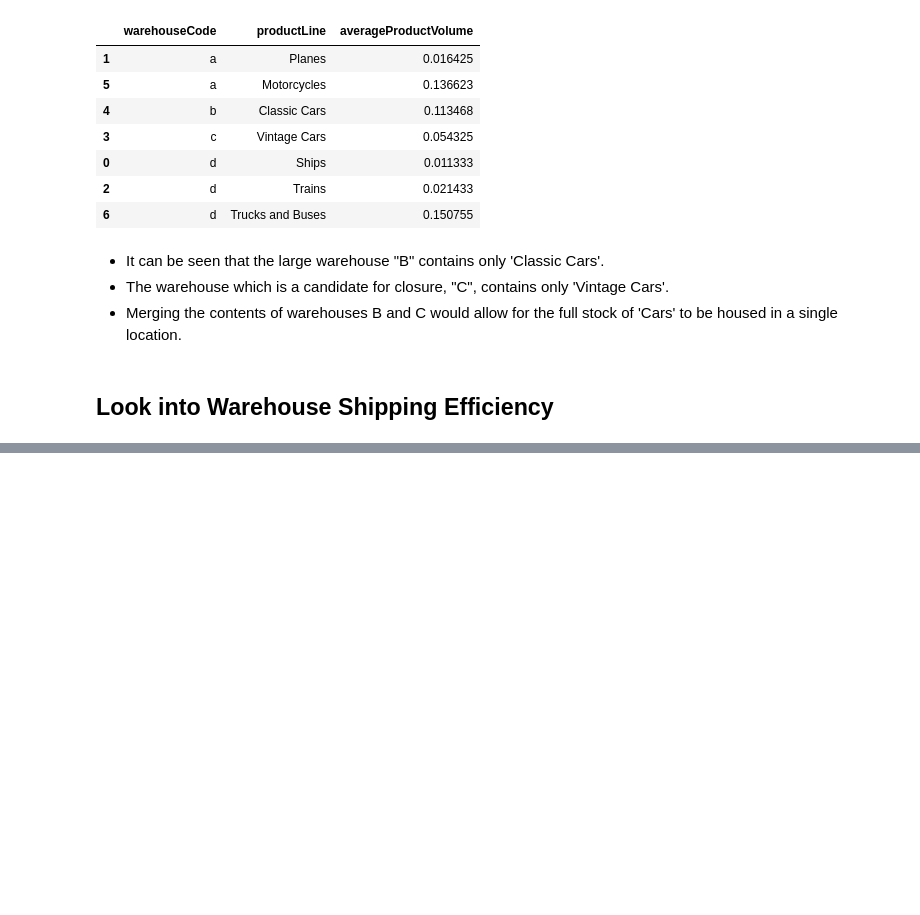
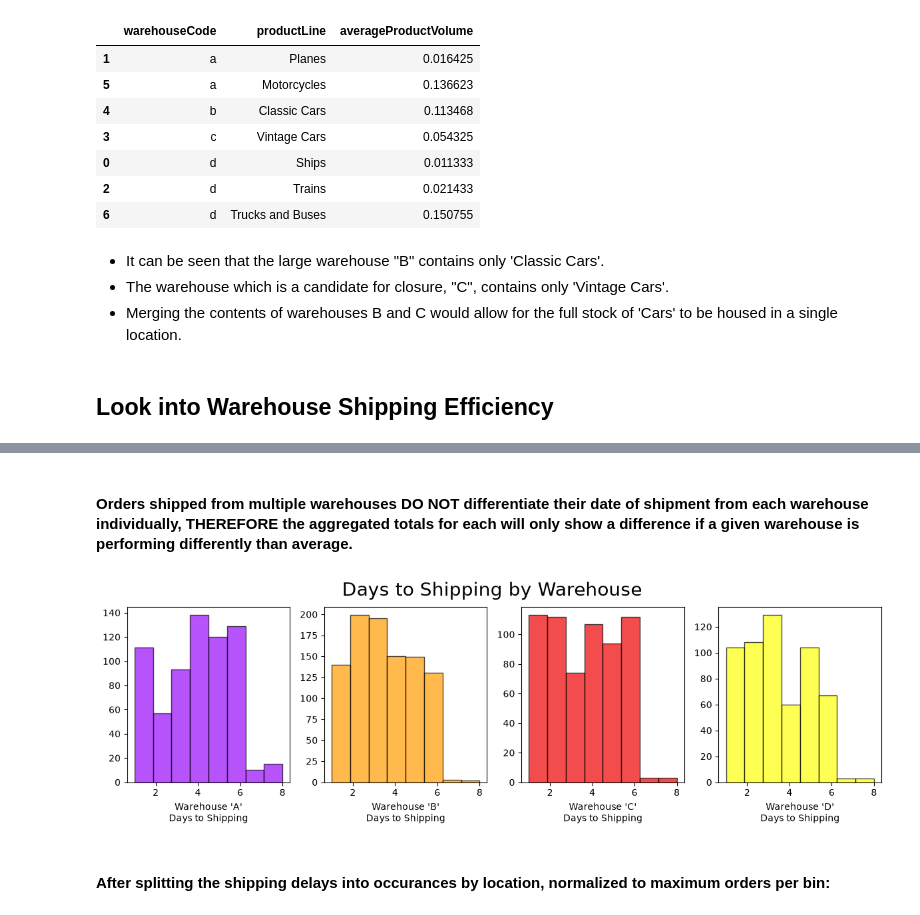
Before and after one commit to BCPMcustom/courseraSQL, a Jupyter notebook: Course#10/MintClassics.ipynb, the cells around one changed output, grey strips where cells are left out. Saved outputs shown, nothing was run; the diff lists cells and outputs as text; code cells hidden in the pictures; blank space fills up the shorter version.

```diff
--- a/Course#10/MintClassics.ipynb
+++ b/Course#10/MintClassics.ipynb
@@ -305,0 +338,28 @@ df_PL
+# %% [markdown]
+#### Orders shipped from multiple warehouses DO NOT differentiate their date of shipment from each warehouse individually, THEREFORE the aggregated totals for each will only show a difference if a given warehouse is performing differently than average.
+# %%
+warehouses = sorted(df_SI['warehouseCode'].unique())
+num = len(warehouses)
+warehouse_list = []
+
+colors = ['#970afa', '#ff9c00', '#ef0000', '#fdff08']
+
+fig, ax = plt.subplots(1, num, figsize=(12, 4))
+
+for warehouse in warehouses:
+    df_temp = df_SI[df_SI['warehouseCode'] == warehouse]['daysToShipping']
+    warehouse_list.append(df_temp)
+
+for i, warehouse in enumerate(warehouses):
+    ax[i].hist(warehouse_list[i], bins=8, color=colors[i % len(colors)], edgecolor='black', alpha=0.7)
+    ax[i].set_xlabel(f'Warehouse \'{warehouse.upper()}\'\nDays to Shipping', fontsize=10)
+
+
+fig.suptitle('Days to Shipping by Warehouse', fontsize=20, y=0.95)
+plt.tight_layout()
+plt.show()
+plt.close('all')
+# %% [output]
+[figure, added]
+# %% [markdown]
+#### After splitting the shipping delays into occurances by location, normalized to maximum orders per bin:
```
Also changed, not shown: parts of 9 cells of this notebook, 14 other files.
